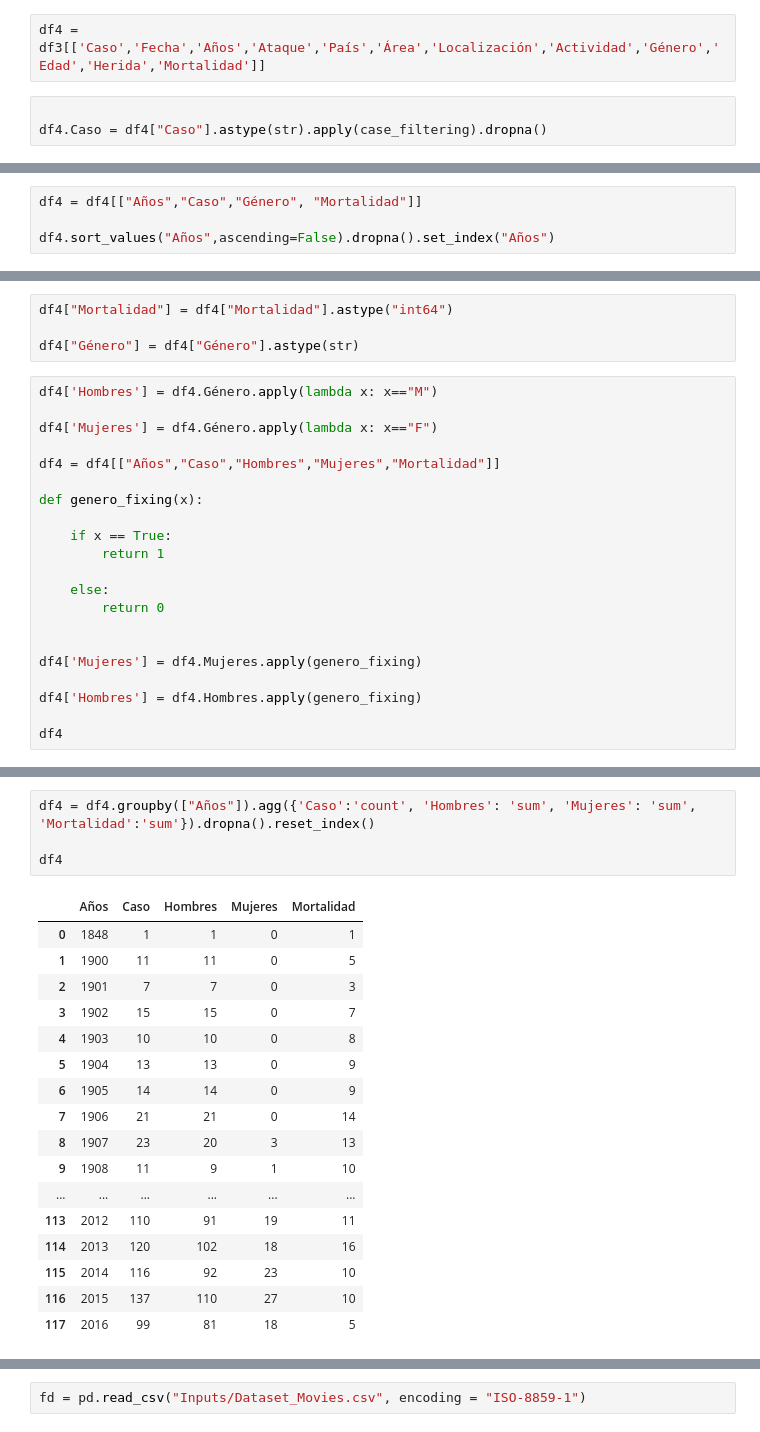
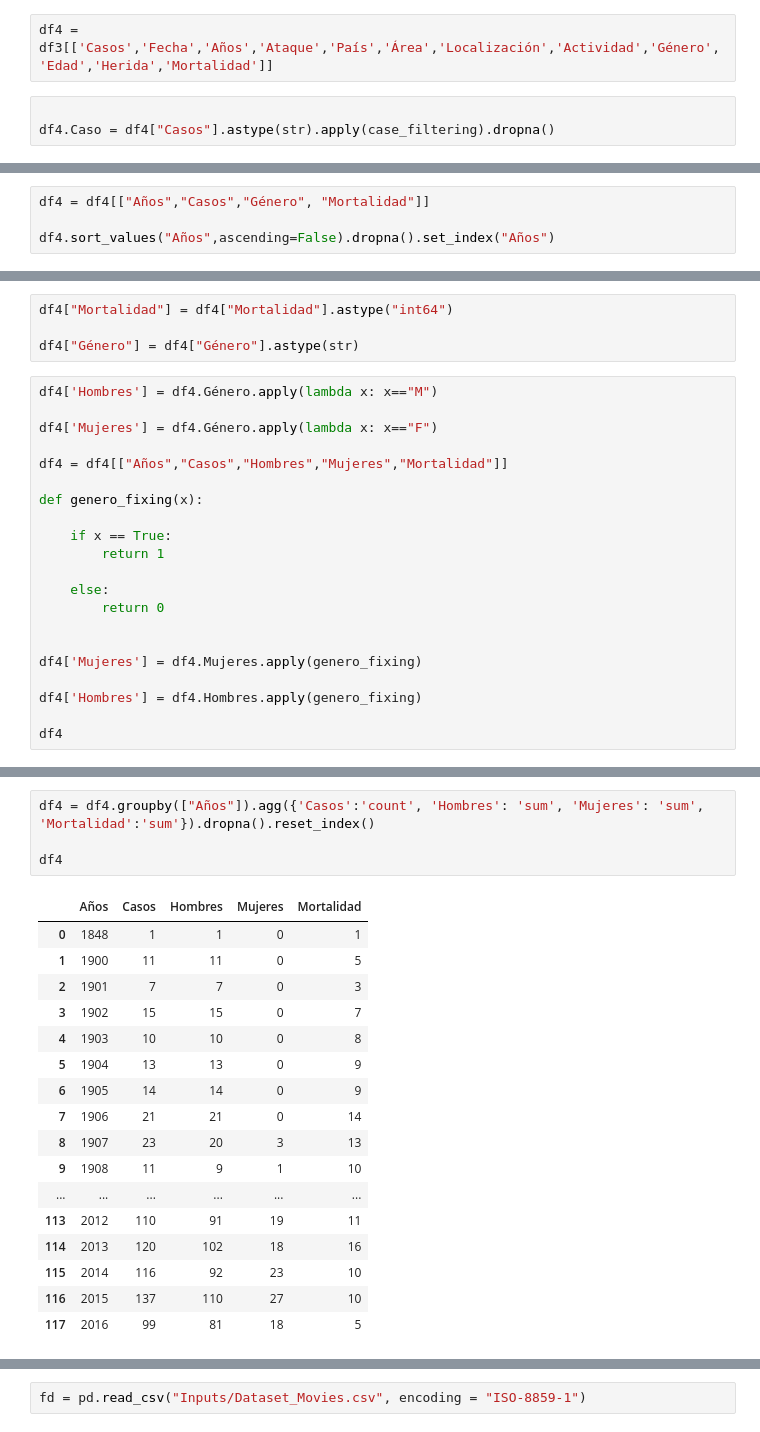
Before and after one commit to Alejorro/Analysis-dataset-Shark-attacks, a Jupyter notebook: Analysis_Dataset_Shark_Attacks.ipynb, the cells around one changed output, grey strips where cells are left out. Saved outputs shown, nothing was run; the diff lists cells and outputs as text.

```diff
--- a/Analysis_Dataset_Shark_Attacks.ipynb
+++ b/Analysis_Dataset_Shark_Attacks.ipynb
@@ -34,5 +34,5 @@ df3 = df2.rename(columns={'Case Number':'Caso','Date':'Fecha','Year':'Años','Ty
 # %%
-df4 = df3[['Caso','Fecha','Años','Ataque','País','Área','Localización','Actividad','Género','Edad','Herida','Mortalidad']]
+df4 = df3[['Casos','Fecha','Años','Ataque','País','Área','Localización','Actividad','Género','Edad','Herida','Mortalidad']]
 # %%
 
-df4.Caso = df4["Caso"].astype(str).apply(case_filtering).dropna()
+df4.Caso = df4["Casos"].astype(str).apply(case_filtering).dropna()
@@ -45,5 +39,5 @@ See the caveats in the documentation: http://pandas.pydata.org/pandas-docs/stabl
 # %%
-df4 = df4[["Años","Caso","Género", "Mortalidad"]]
+df4 = df4[["Años","Casos","Género", "Mortalidad"]]
 
 df4.sort_values("Años",ascending=False).dropna().set_index("Años")
 # %% [output]
@@ -129,7 +123,7 @@ df4['Hombres'] = df4.Género.apply(lambda x: x=="M")
 
 df4['Mujeres'] = df4.Género.apply(lambda x: x=="F")
 
-df4 = df4[["Años","Caso","Hombres","Mujeres","Mortalidad"]]
+df4 = df4[["Años","Casos","Hombres","Mujeres","Mortalidad"]]
 
 def genero_fixing(x):
 
@@ -175,10 +169,10 @@ See the caveats in the documentation: http://pandas.pydata.org/pandas-docs/stabl
 4764 rows × 5 columns
 # %%
-df4 = df4.groupby(["Años"]).agg({'Caso':'count', 'Hombres': 'sum', 'Mujeres': 'sum', 'Mortalidad':'sum'}).dropna().reset_index()
+df4 = df4.groupby(["Años"]).agg({'Casos':'count', 'Hombres': 'sum', 'Mujeres': 'sum', 'Mortalidad':'sum'}).dropna().reset_index()
 
 df4
 # %% [output]
-|  | Años | Caso | Hombres | Mujeres | Mortalidad |
+|  | Años | Casos | Hombres | Mujeres | Mortalidad |
 | 0 | 1848 | 1 | 1 | 0 | 1 |
 | 1 | 1900 | 11 | 11 | 0 | 5 |
 | 2 | 1901 | 7 | 7 | 0 | 3 |
```
Also changed, not shown: parts of 18 cells of this notebook, 1 other file.
